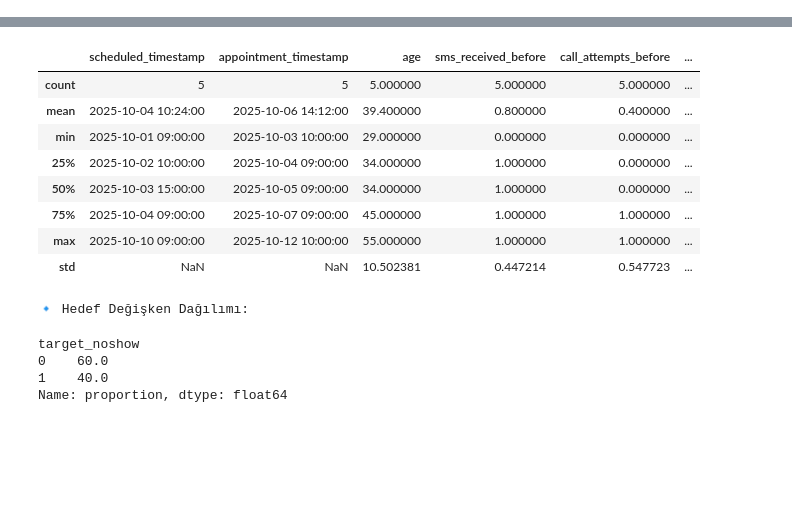
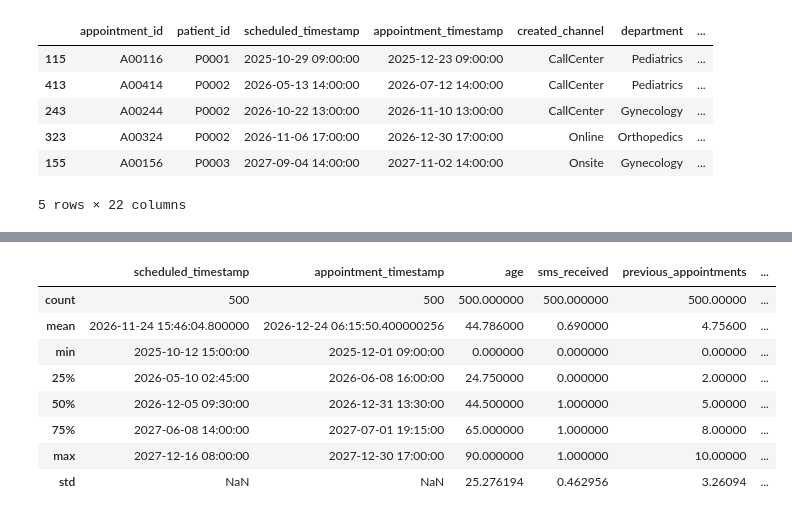
Before and after one commit to Merdgn/hospital-noshow-analysis, a Jupyter notebook: notebooks/no_show_analysis.ipynb, the cells around one changed output, grey strips where cells are left out. Drawn from its saved outputs; the diff is of its cells as text; code cells hidden in the pictures; blank space fills up the shorter version.

```diff
--- a/notebooks/no_show_analysis.ipynb
+++ b/notebooks/no_show_analysis.ipynb
@@ -30,18 +1,38 @@ df.head()
+# %%
+# ==========================
+# 1. Veri Yükleme
+# ==========================
+import pandas as pd
+from src.data_prep import load_data, basic_clean
+from src.features import build_patient_history
+
+# Veriyi yükle
+df = load_data("data/raw/no_show_dataset.csv")
+df = basic_clean(df)
+df = build_patient_history(df)
+
+df.head()
+# %% [output]
+|  | appointment_id | patient_id | scheduled_timestamp | appointment_timestamp | created_channel | department | ... |
+| 115 | A00116 | P0001 | 2025-10-29 09:00:00 | 2025-12-23 09:00:00 | CallCenter | Pediatrics | ... |
+| 413 | A00414 | P0002 | 2026-05-13 14:00:00 | 2026-07-12 14:00:00 | CallCenter | Pediatrics | ... |
+| 243 | A00244 | P0002 | 2026-10-22 13:00:00 | 2026-11-10 13:00:00 | CallCenter | Gynecology | ... |
+| 323 | A00324 | P0002 | 2026-11-06 17:00:00 | 2026-12-30 17:00:00 | Online | Orthopedics | ... |
+| 155 | A00156 | P0003 | 2027-09-04 14:00:00 | 2027-11-02 14:00:00 | Onsite | Gynecology | ... |
+5 rows × 22 columns
 # %%
-# Temel veri bilgileri
-print("🔹 Veri Boyutu:", df.shape)
-print("\n🔹 Sütunlar:")
+# ==========================
+# 2. Veri Keşfi (EDA)
+# ==========================
+
+print("📌 Veri Boyutu:", df.shape)
+
+print("\n📌 Sütunlar:")
 print(df.columns.tolist())
 
-# Eksik veri analizi
-print("\n🔹 Eksik Değer Sayıları:")
+print("\n📌 Eksik Değer Sayıları:")
 print(df.isnull().sum())
 
-# Sayısal sütunların özet istatistikleri
-print("\n🔹 Temel İstatistikler:")
-display(df.describe())
-
-# Hedef değişken dağılımı (No-Show)
-print("\n🔹 Hedef Değişken Dağılımı:")
-display(df['target_noshow'].value_counts(normalize=True) * 100)
+print("\n📌 Sayısal Sütun Özet İstatistikleri:")
+df.describe()
 # %% [output]
@@ -65,14 +56,9 @@ dtype: int64
-|  | scheduled_timestamp | appointment_timestamp | age | sms_received_before | call_attempts_before | ... |
-| count | 5 | 5 | 5.000000 | 5.000000 | 5.000000 | ... |
-| mean | 2025-10-04 10:24:00 | 2025-10-06 14:12:00 | 39.400000 | 0.800000 | 0.400000 | ... |
-| min | 2025-10-01 09:00:00 | 2025-10-03 10:00:00 | 29.000000 | 0.000000 | 0.000000 | ... |
-| 25% | 2025-10-02 10:00:00 | 2025-10-04 09:00:00 | 34.000000 | 1.000000 | 0.000000 | ... |
-| 50% | 2025-10-03 15:00:00 | 2025-10-05 09:00:00 | 34.000000 | 1.000000 | 0.000000 | ... |
-| 75% | 2025-10-04 09:00:00 | 2025-10-07 09:00:00 | 45.000000 | 1.000000 | 1.000000 | ... |
-| max | 2025-10-10 09:00:00 | 2025-10-12 10:00:00 | 55.000000 | 1.000000 | 1.000000 | ... |
-| std | NaN | NaN | 10.502381 | 0.447214 | 0.547723 | ... |
+|  | scheduled_timestamp | appointment_timestamp | age | sms_received | previous_appointments | ... |
+| count | 500 | 500 | 500.000000 | 500.000000 | 500.00000 | ... |
+| mean | 2026-11-24 15:46:04.800000 | 2026-12-24 06:15:50.400000256 | 44.786000 | 0.690000 | 4.75600 | ... |
+| min | 2025-10-12 15:00:00 | 2025-12-01 09:00:00 | 0.000000 | 0.000000 | 0.00000 | ... |
+| 25% | 2026-05-10 02:45:00 | 2026-06-08 16:00:00 | 24.750000 | 0.000000 | 2.00000 | ... |
+| 50% | 2026-12-05 09:30:00 | 2026-12-31 13:30:00 | 44.500000 | 1.000000 | 5.00000 | ... |
+| 75% | 2027-06-08 14:00:00 | 2027-07-01 19:15:00 | 65.000000 | 1.000000 | 8.00000 | ... |
+| max | 2027-12-16 08:00:00 | 2027-12-30 17:00:00 | 90.000000 | 1.000000 | 10.00000 | ... |
+| std | NaN | NaN | 25.276194 | 0.462956 | 3.26094 | ... |
-🔹 Hedef Değişken Dağılımı:
-target_noshow
-0    60.0
-1    40.0
-Name: proportion, dtype: float64
```
Also changed, not shown: parts of 12 cells of this notebook, 9 other files.
